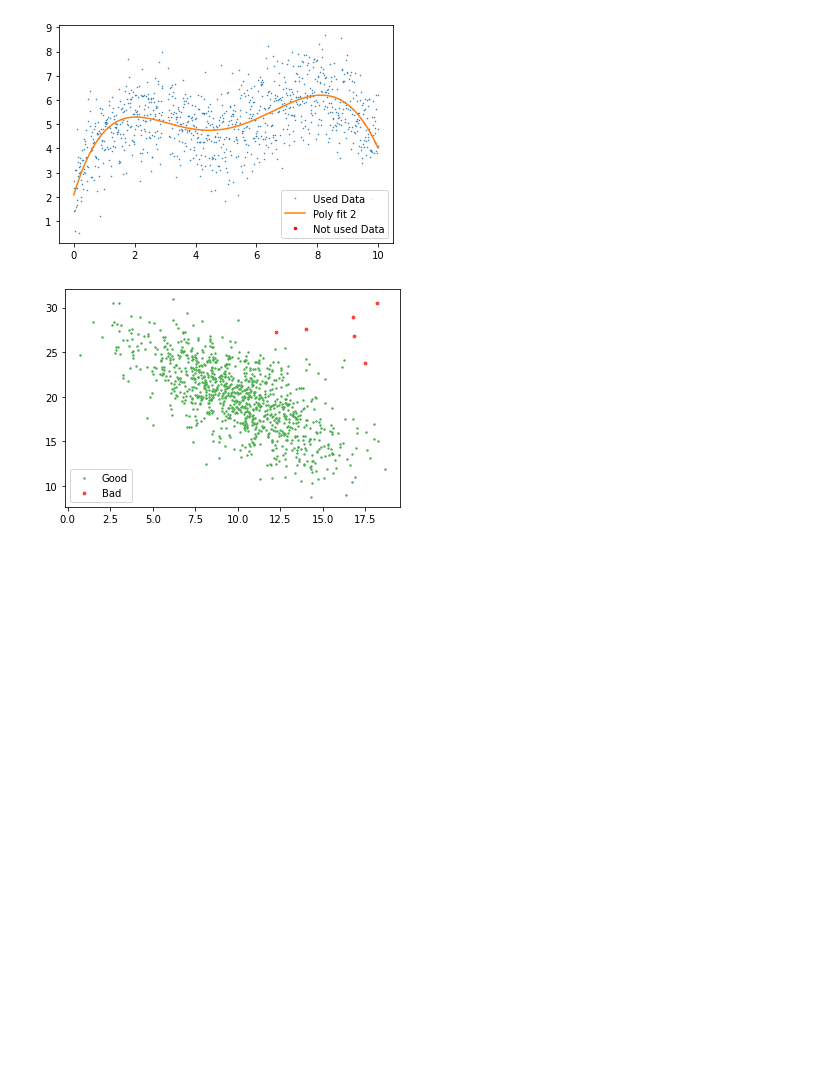
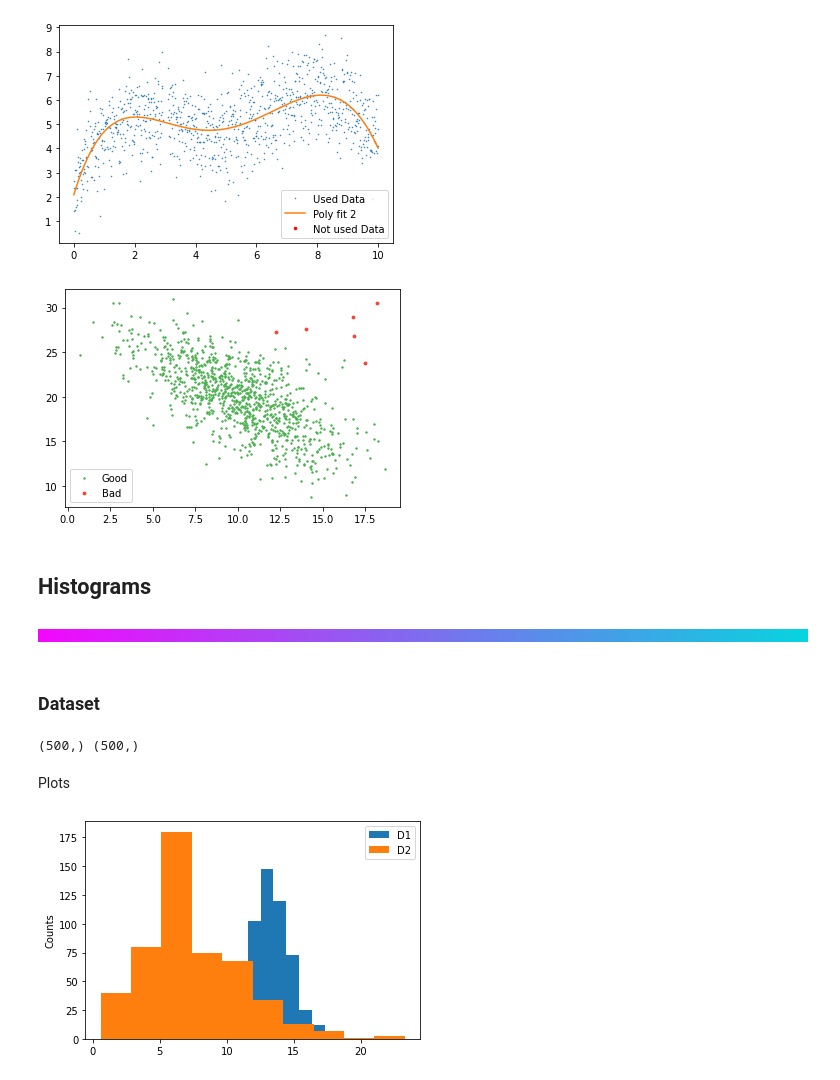
Before and after one commit to Zynith/Python-Statistical-Analysis, a Jupyter notebook: Exploratory Data Analysis.ipynb, the cells around one changed output. Cells and saved outputs as stored; diff of their text form; code cells hidden in the pictures; blank space fills up the shorter version.

```diff
--- a/Exploratory Data Analysis.ipynb
+++ b/Exploratory Data Analysis.ipynb
@@ -369,3 +378,28 @@ plt.scatter(d2[~good, 0], d2[~good, 1], s=8, label="Bad", color="#F44336")
 plt.legend();
 # %% [output]
 [figure]
+# %% [markdown]
+## Histograms
+# %% [markdown]
+![Timber.png](attachment:fa6fc0de-8f34-45a5-a0a0-ca6d5e72bb3c.png)
+# %% [markdown]
+### Dataset
+# %%
+example_dataset = "C:\\Users\\pyria\\OneDrive\\Documents\\Personal Development\\Python\\Bootcamps\\Python for Statistical Analysis\\1D\\example_1.txt"
+example_dataset2 = "C:\\Users\\pyria\\OneDrive\\Documents\\Personal Development\\Python\\Bootcamps\\Python for Statistical Analysis\\1D\example_2.txt"
+
+d1 = np.loadtxt(example_dataset)
+d2 = np.loadtxt(example_dataset2)
+
+print(d1.shape, d2.shape)
+# %% [output]
+(500,) (500,)
+# %% [markdown]
+Plots
+# %%
+plt.hist(d1, label = "D1")
+plt.hist(d2, label = "D2")
+plt.legend()
+plt.ylabel("Counts")
+# %% [output]
+[figure, added]
```
Also changed, not shown: parts of 72 cells of this notebook, 2 other files.
